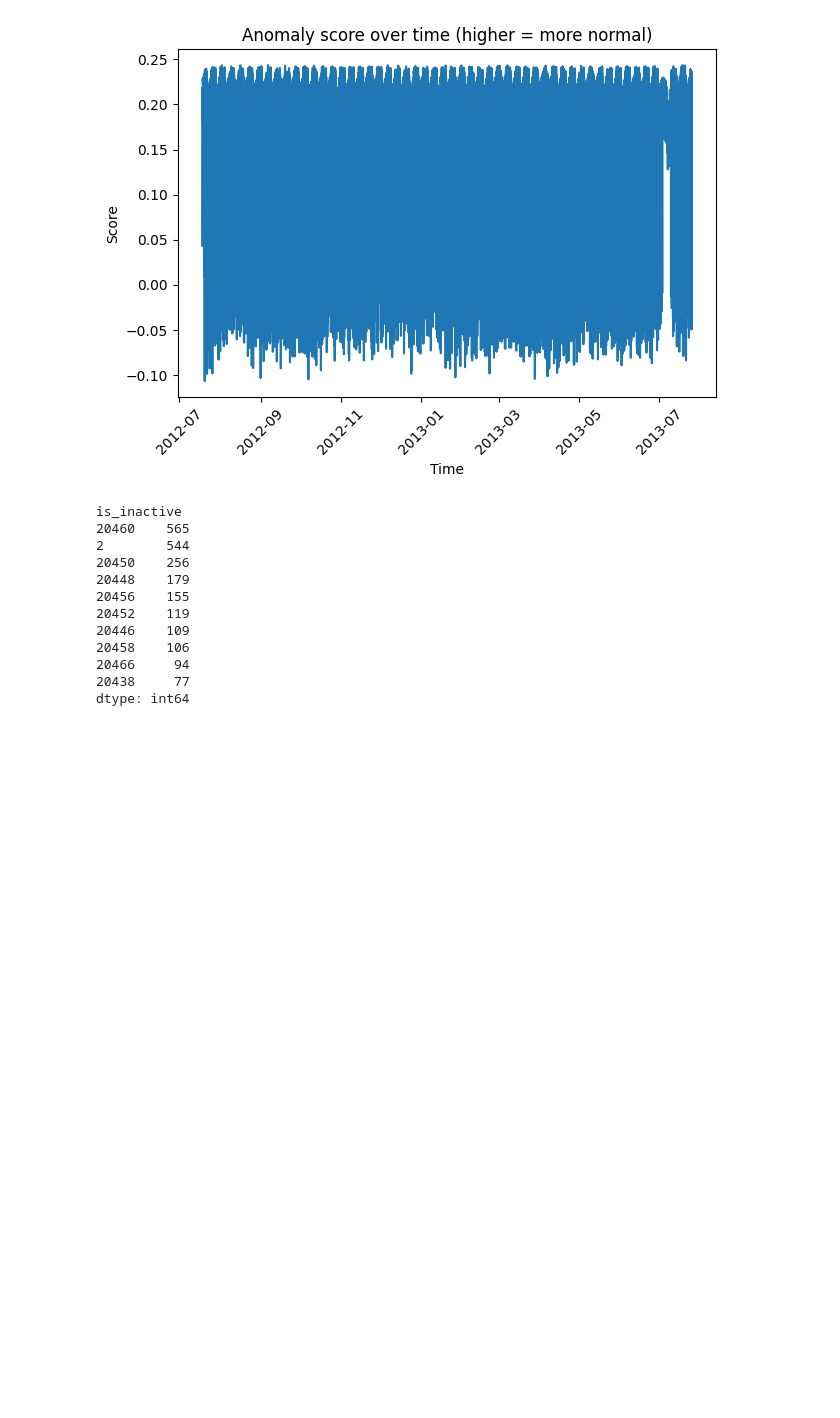
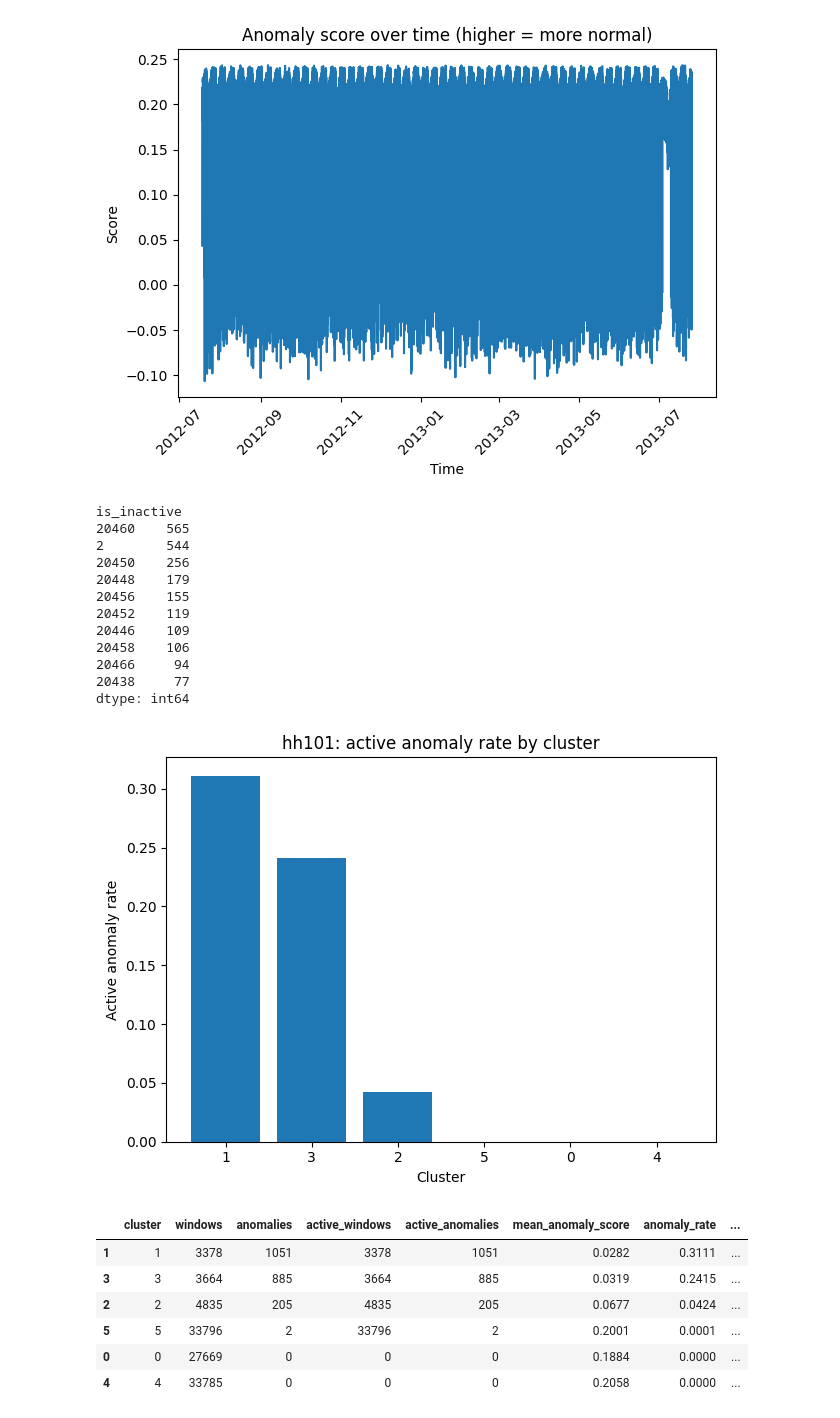
Before and after one commit to evangeliapant/smart-home-anomaly-detection, a Jupyter notebook: notebooks/03_anomaly_analysis.ipynb, the cells around one changed output. Cells and saved outputs as stored; diff of their text form; code cells hidden in the pictures; blank space fills up the shorter version.

```diff
--- a/notebooks/03_anomaly_analysis.ipynb
+++ b/notebooks/03_anomaly_analysis.ipynb
@@ -82,3 +82,40 @@ is_inactive
 20466     94
 20438     77
 dtype: int64
+# %%
+# anomaly rate by cluster
+anomaly_by_cluster = (
+    df.groupby("cluster")
+    .agg(
+        windows=("cluster", "size"),
+        anomalies=("is_anomaly", "sum"),
+        active_windows=("total_events", lambda s: int((s > 0).sum())),
+        active_anomalies=("is_anomaly", lambda s: int(s[df.loc[s.index, "total_events"] > 0].sum())),
+        mean_anomaly_score=("anomaly_score", "mean"),
+    )
+    .reset_index()
+)
+anomaly_by_cluster["anomaly_rate"] = anomaly_by_cluster["anomalies"] / anomaly_by_cluster["windows"]
+anomaly_by_cluster["active_anomaly_rate"] = anomaly_by_cluster["active_anomalies"] / anomaly_by_cluster["active_windows"].where(anomaly_by_cluster["active_windows"] > 0)
+anomaly_by_cluster = anomaly_by_cluster.sort_values("active_anomaly_rate", ascending=False, na_position="last")
+anomaly_by_cluster.to_csv(table_dir / f"{HOUSE}_anomaly_rate_by_cluster.csv", index=False)
+
+plt.figure()
+plt.bar(anomaly_by_cluster["cluster"].astype(str), anomaly_by_cluster["active_anomaly_rate"].fillna(0.0))
+plt.title(f"{HOUSE}: active anomaly rate by cluster")
+plt.xlabel("Cluster")
+plt.ylabel("Active anomaly rate")
+plt.tight_layout()
+plt.savefig(fig_dir / f"{HOUSE}_anomaly_rate_by_cluster.png", bbox_inches="tight")
+plt.show()
+
+anomaly_by_cluster.round(4)
+# %% [output]
+[figure, added]
+|  | cluster | windows | anomalies | active_windows | active_anomalies | mean_anomaly_score | anomaly_rate | ... |
+| 1 | 1 | 3378 | 1051 | 3378 | 1051 | 0.0282 | 0.3111 | ... |
+| 3 | 3 | 3664 | 885 | 3664 | 885 | 0.0319 | 0.2415 | ... |
+| 2 | 2 | 4835 | 205 | 4835 | 205 | 0.0677 | 0.0424 | ... |
+| 5 | 5 | 33796 | 2 | 33796 | 2 | 0.2001 | 0.0001 | ... |
+| 0 | 0 | 27669 | 0 | 0 | 0 | 0.1884 | 0.0000 | ... |
+| 4 | 4 | 33785 | 0 | 0 | 0 | 0.2058 | 0.0000 | ... |
```
Also changed, not shown: 11 other files.
